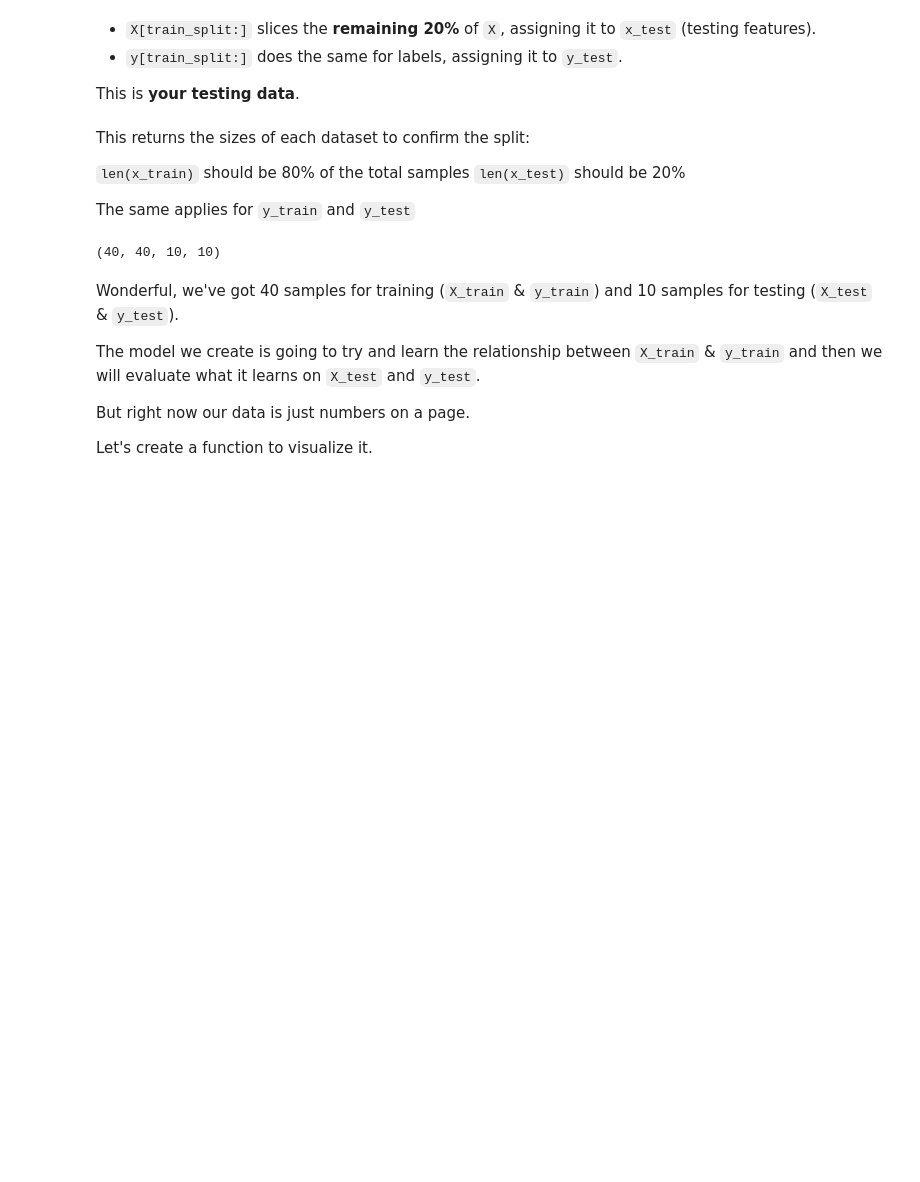
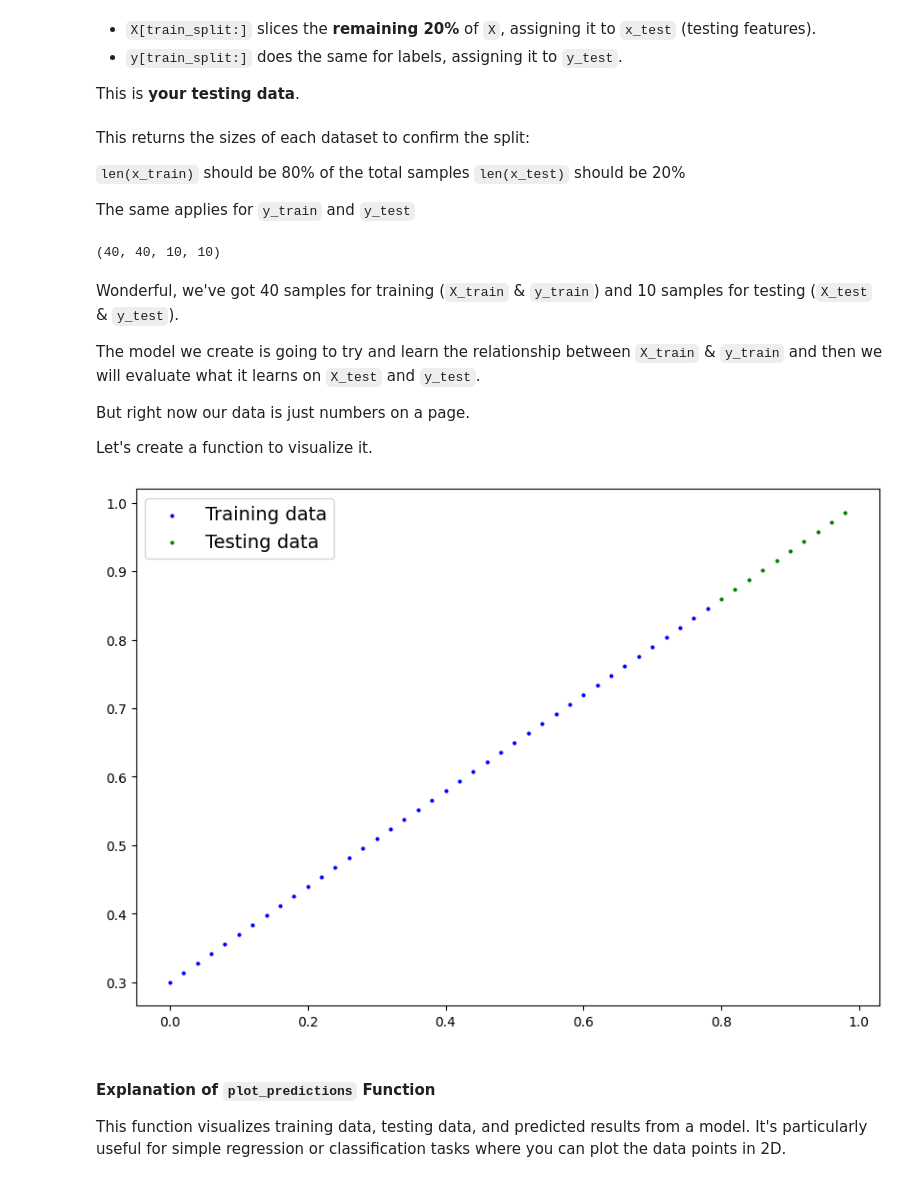
Before and after one commit to priyambuilds/Self_learning_code, a Jupyter notebook: Learning ML/Learning Libraries/Learning Pytorch/01 Pytorch workflow fundamentals.ipynb, the cells around one changed output. Cells and saved outputs as stored; diff of their text form; code cells hidden in the pictures; blank space fills up the shorter version.

```diff
--- a/Learning ML/Learning Libraries/Learning Pytorch/01 Pytorch workflow fundamentals.ipynb
+++ b/Learning ML/Learning Libraries/Learning Pytorch/01 Pytorch workflow fundamentals.ipynb
@@ -166,3 +186,11 @@ def plot_predictions(train_data = X_train,
     plt.scatter(test_data, predictions, c="r", s=4, label="Predictions")
   # Show the legend
   plt.legend(prop={"size": 14});
+# %%
+plot_predictions();
+# %% [output]
+[figure, added]
+# %% [markdown]
+#### Explanation of `plot_predictions` Function
+
+This function visualizes training data, testing data, and predicted results from a model. It's particularly useful for simple regression or classification tasks where you can plot the data points in 2D.
```
Also changed, not shown: parts of 5 cells of this notebook.
